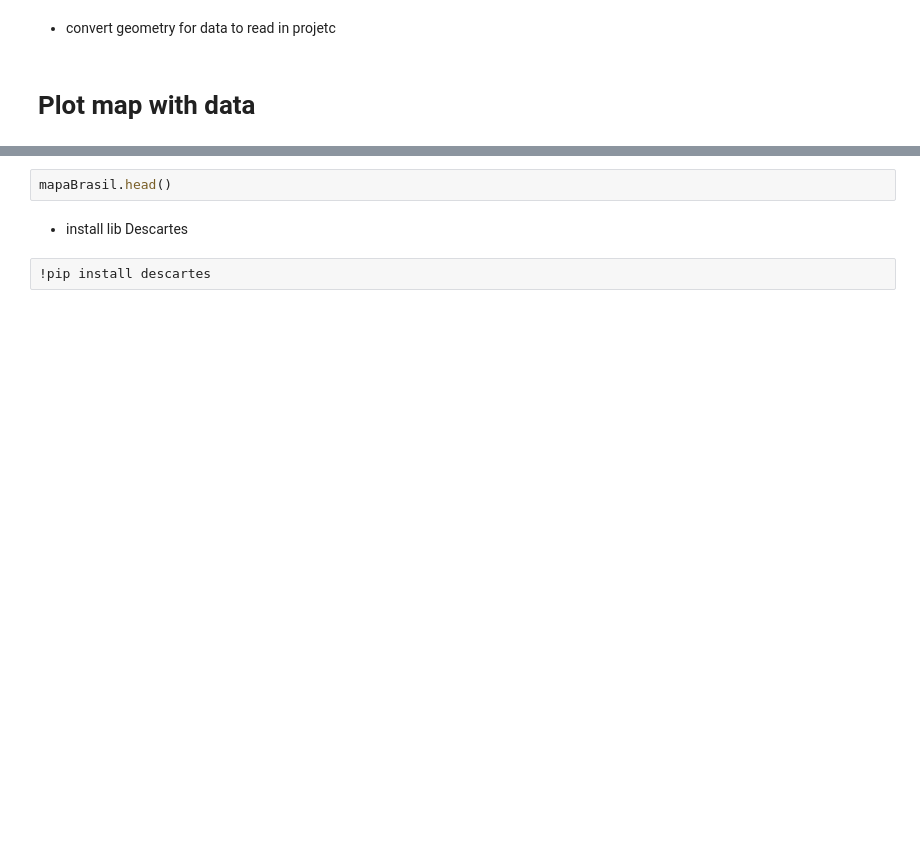
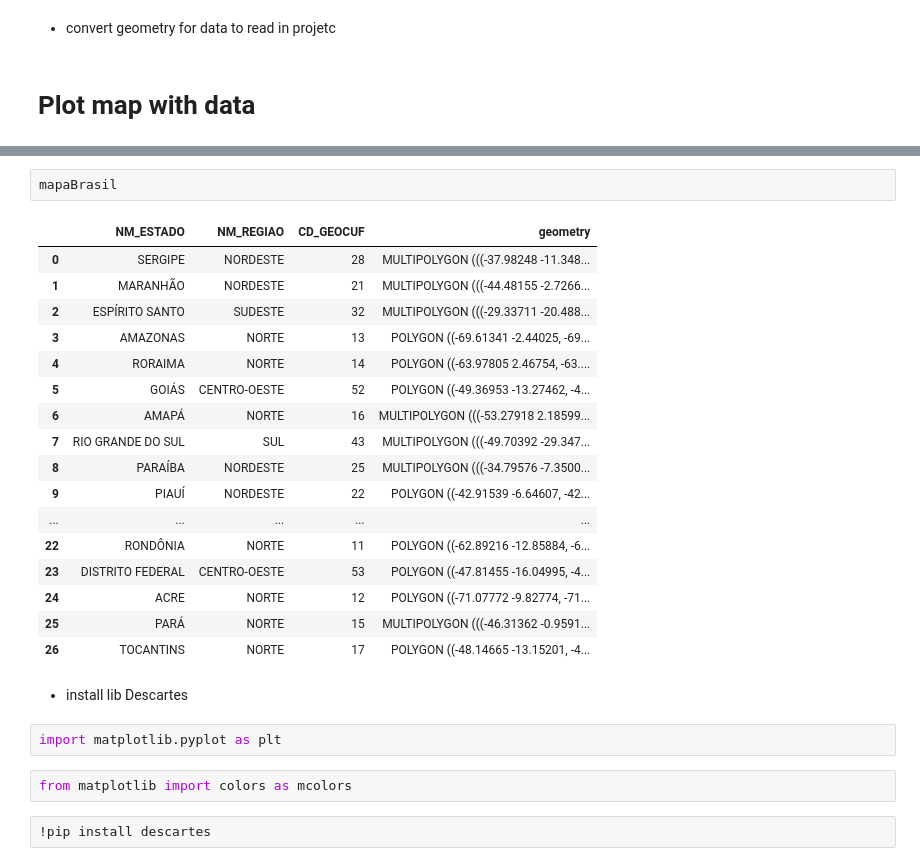
Before and after one commit to Caviuna/InfraBuilding, a Jupyter notebook: building.ipynb, the cells around one changed output, grey strips where cells are left out. Cells and saved outputs as stored; diff of their text form; blank space fills up the shorter version.

```diff
--- a/building.ipynb
+++ b/building.ipynb
@@ -266,7 +266,29 @@ mapaBrasil.plot(column = 'NM_ESTADO', figsize=(20, 20))
 # %%
-mapaBrasil.head()
+mapaBrasil
+# %% [output]
+|  | NM_ESTADO | NM_REGIAO | CD_GEOCUF | geometry |
+| 0 | SERGIPE | NORDESTE | 28 | MULTIPOLYGON (((-37.98248 -11.348... |
+| 1 | MARANHÃO | NORDESTE | 21 | MULTIPOLYGON (((-44.48155 -2.7266... |
+| 2 | ESPÍRITO SANTO | SUDESTE | 32 | MULTIPOLYGON (((-29.33711 -20.488... |
+| 3 | AMAZONAS | NORTE | 13 | POLYGON ((-69.61341 -2.44025, -69... |
+| 4 | RORAIMA | NORTE | 14 | POLYGON ((-63.97805 2.46754, -63.... |
+| 5 | GOIÁS | CENTRO-OESTE | 52 | POLYGON ((-49.36953 -13.27462, -4... |
+| 6 | AMAPÁ | NORTE | 16 | MULTIPOLYGON (((-53.27918 2.18599... |
+| 7 | RIO GRANDE DO SUL | SUL | 43 | MULTIPOLYGON (((-49.70392 -29.347... |
+| 8 | PARAÍBA | NORDESTE | 25 | MULTIPOLYGON (((-34.79576 -7.3500... |
+| 9 | PIAUÍ | NORDESTE | 22 | POLYGON ((-42.91539 -6.64607, -42... |
+| ... | ... | ... | ... | ... |
+| 22 | RONDÔNIA | NORTE | 11 | POLYGON ((-62.89216 -12.85884, -6... |
+| 23 | DISTRITO FEDERAL | CENTRO-OESTE | 53 | POLYGON ((-47.81455 -16.04995, -4... |
+| 24 | ACRE | NORTE | 12 | POLYGON ((-71.07772 -9.82774, -71... |
+| 25 | PARÁ | NORTE | 15 | MULTIPOLYGON (((-46.31362 -0.9591... |
+| 26 | TOCANTINS | NORTE | 17 | POLYGON ((-48.14665 -13.15201, -4... |
 # %% [markdown]
 - install lib Descartes
+# %%
+import matplotlib.pyplot as plt
+# %%
+from matplotlib import colors as mcolors
 # %%
 !pip install descartes
 # %%
```
Also changed, not shown: parts of 4 cells of this notebook.
